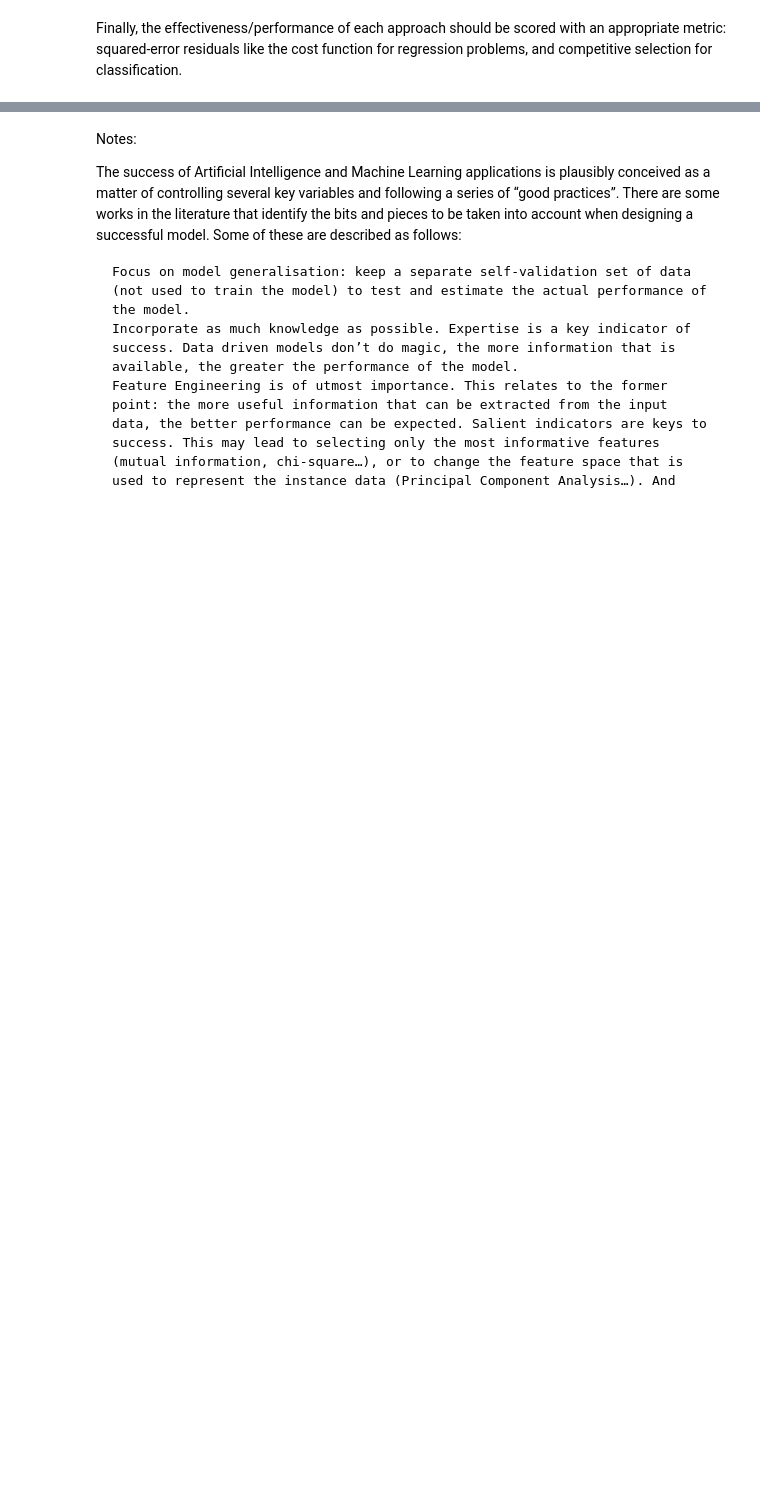
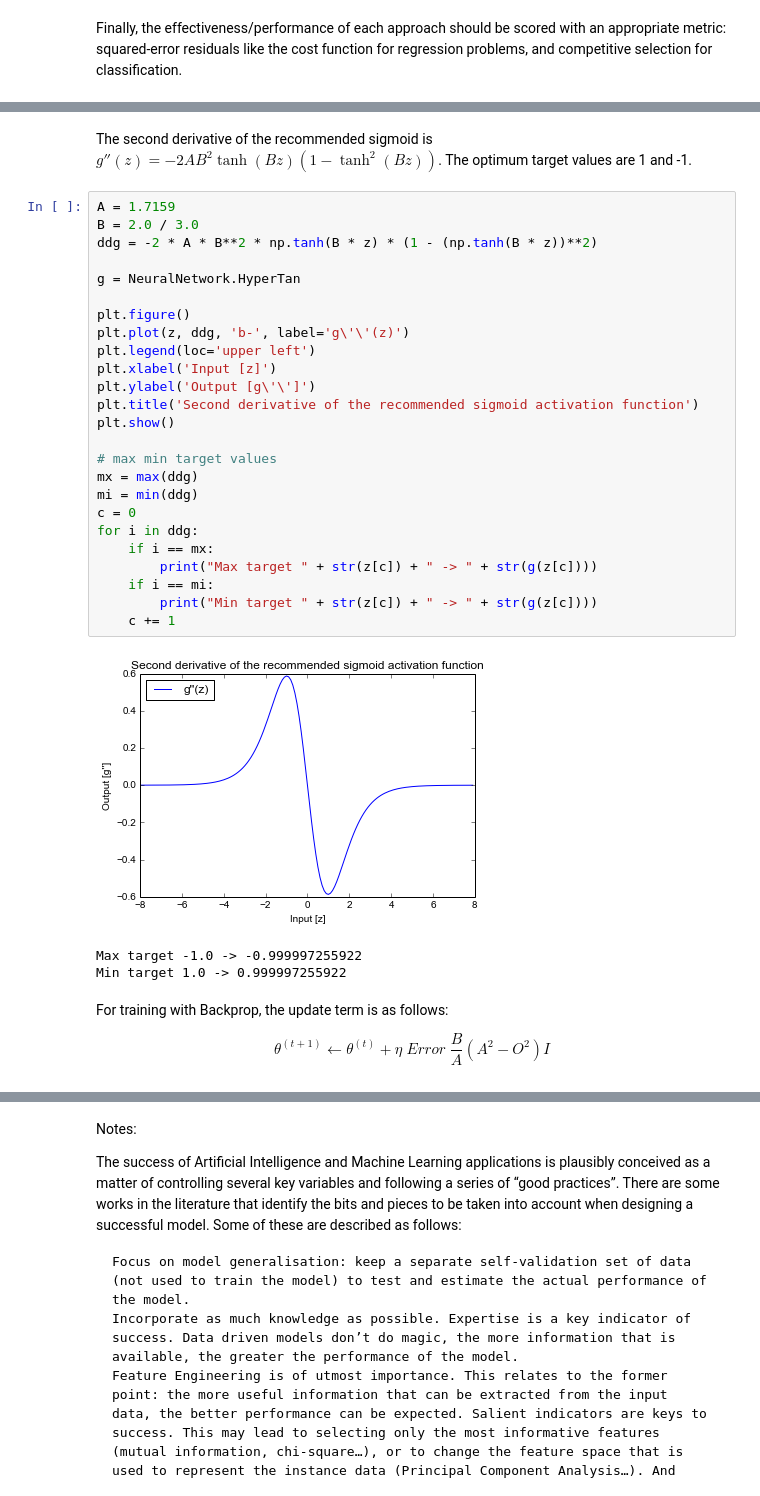
Before and after one commit to atrilla/ntk, a Jupyter notebook: explore/Multilayer.ipynb, the cells around one changed output, grey strips where cells are left out. Drawn from its saved outputs; the diff is of its cells as text; blank space fills up the shorter version.

Commit message:
recom af

```diff
--- a/explore/Multilayer.ipynb
+++ b/explore/Multilayer.ipynb
@@ -498,0 +499,35 @@ plt.show()
+# %% [markdown]
+The second derivative of the recommended sigmoid is $g''(z) = -2AB^2\tanh(Bz)(1-\tanh^2(Bz))$. The optimum target values are 1 and -1.
+# %%
+A = 1.7159
+B = 2.0 / 3.0
+ddg = -2 * A * B**2 * np.tanh(B * z) * (1 - (np.tanh(B * z))**2)
+
+g = NeuralNetwork.HyperTan
+
+plt.figure()
+plt.plot(z, ddg, 'b-', label='g\'\'(z)')
+plt.legend(loc='upper left')
+plt.xlabel('Input [z]')
+plt.ylabel('Output [g\'\']')
+plt.title('Second derivative of the recommended sigmoid activation function')
+plt.show()
+
+# max min target values
+mx = max(ddg)
+mi = min(ddg)
+c = 0
+for i in ddg:
+    if i == mx:
+        print("Max target " + str(z[c]) + " -> " + str(g(z[c])))
+    if i == mi:
+        print("Min target " + str(z[c]) + " -> " + str(g(z[c])))
+    c += 1
+# %% [output]
+[figure, added]
+Max target -1.0 -> -0.999997255922
+Min target 1.0 -> 0.999997255922
+# %% [markdown]
+For training with Backprop, the update term is as follows:
+
+$$\theta^{(t+1)} \leftarrow \theta^{(t)} + \eta \; Error \; \frac{B}{A} (A^2 - O^2) I$$
```
Also changed, not shown: parts of 15 cells of this notebook, 2 other files.
